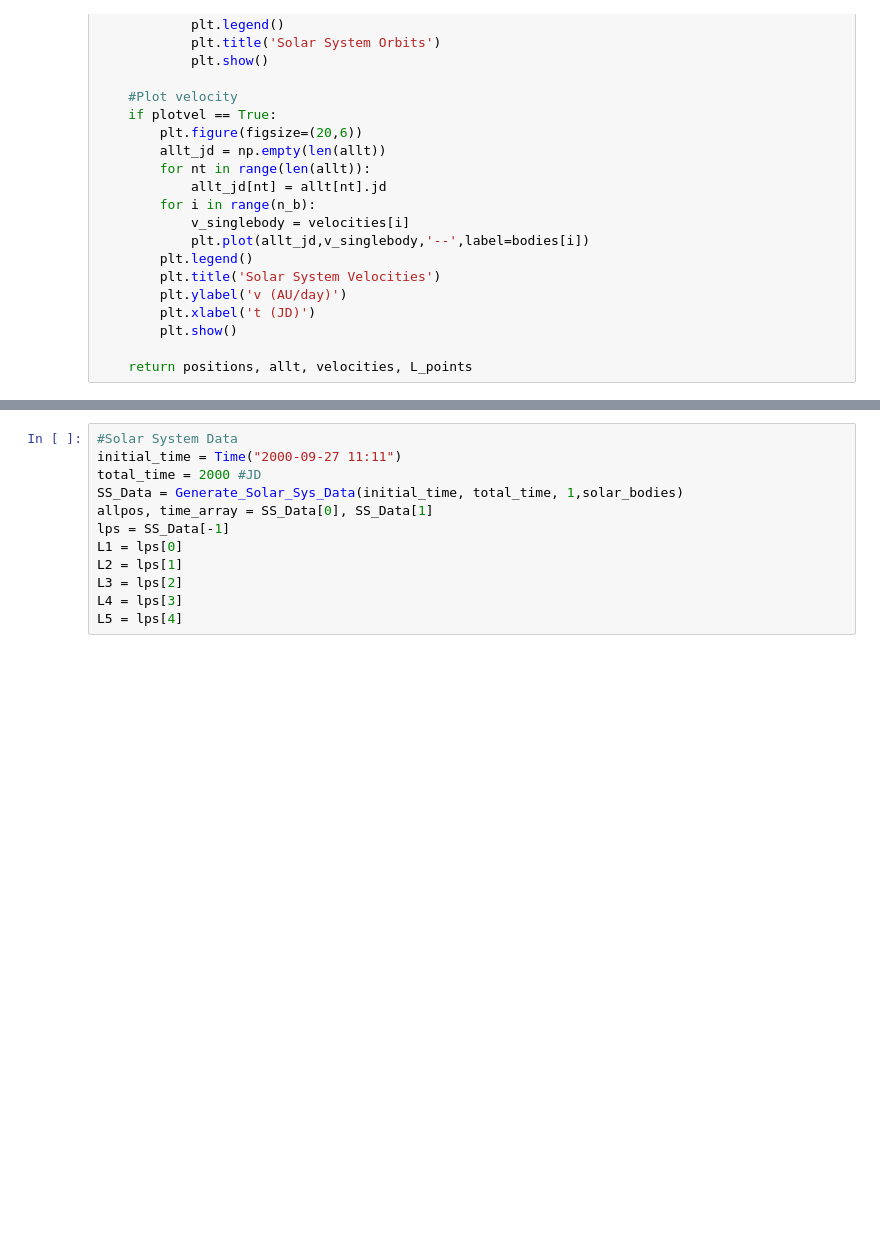
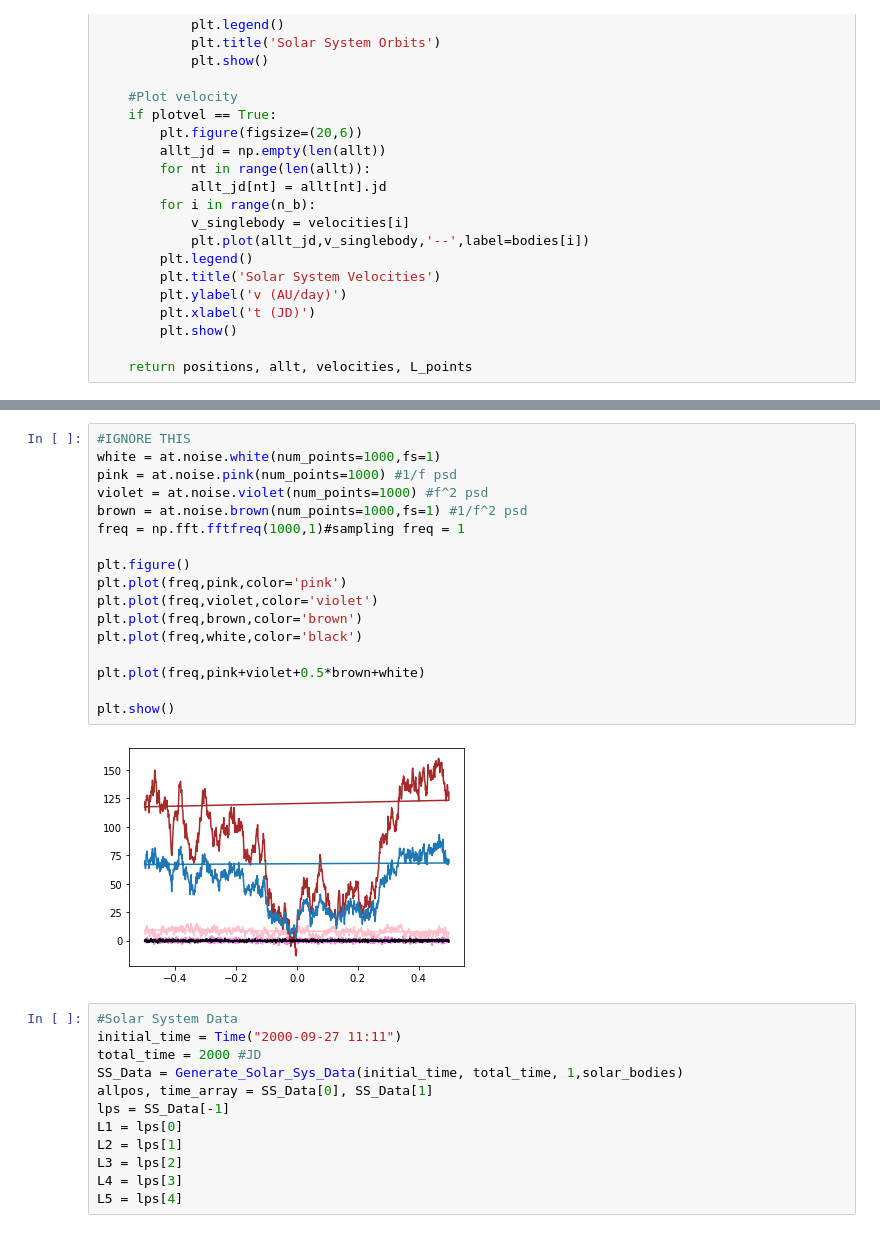
Before and after one commit to suannlim/msci_spaceclocks, a Jupyter notebook: SpaceClock.ipynb, the cells around one changed output, grey strips where cells are left out. Drawn from its saved outputs; the diff is of its cells as text; blank space fills up the shorter version.

```diff
--- a/SpaceClock.ipynb
+++ b/SpaceClock.ipynb
@@ -423,3 +420,22 @@ class ClockNetwork:
+# %%
+#IGNORE THIS
+white = at.noise.white(num_points=1000,fs=1)
+pink = at.noise.pink(num_points=1000) #1/f psd
+violet = at.noise.violet(num_points=1000) #f^2 psd
+brown = at.noise.brown(num_points=1000,fs=1) #1/f^2 psd
+freq = np.fft.fftfreq(1000,1)#sampling freq = 1
+
+plt.figure()
+plt.plot(freq,pink,color='pink')
+plt.plot(freq,violet,color='violet')
+plt.plot(freq,brown,color='brown')
+plt.plot(freq,white,color='black')
+
+plt.plot(freq,pink+violet+0.5*brown+white)
+
+plt.show()
+# %% [output]
+[figure, added]
 # %%
 #Solar System Data
 initial_time = Time("2000-09-27 11:11")
```
Also changed, not shown: parts of 16 cells of this notebook, 1 other file.
